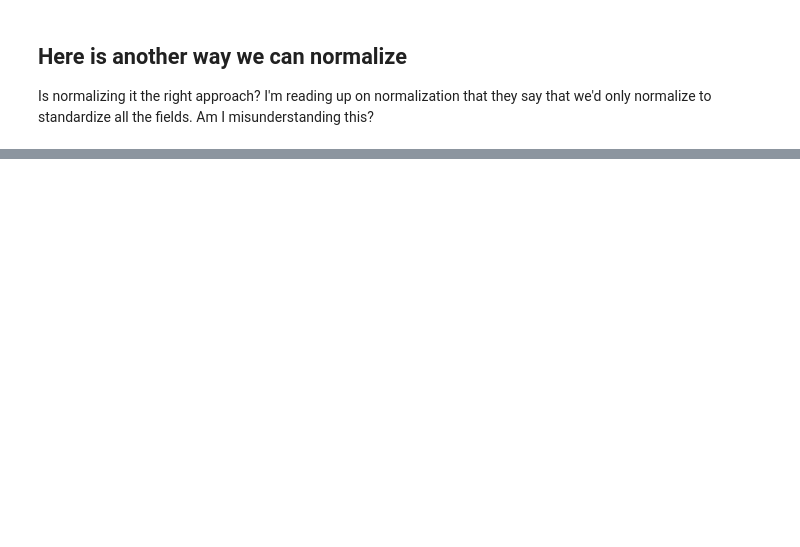
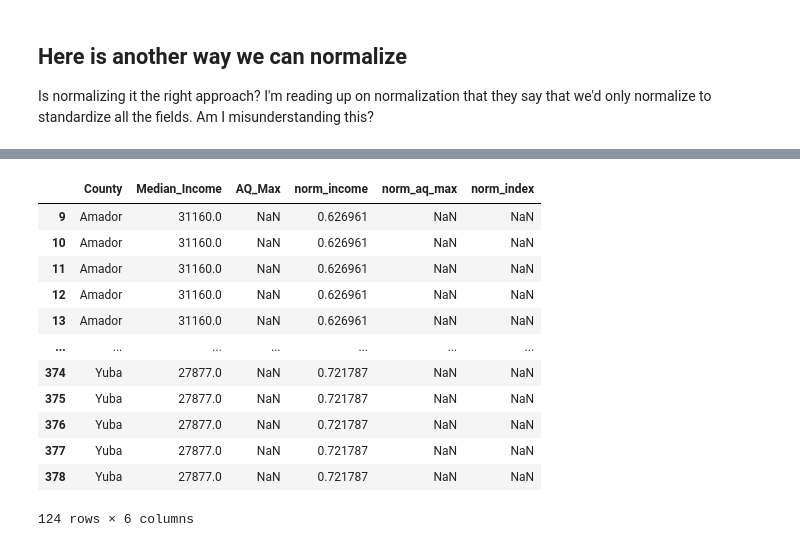
Before and after one commit to joelbray/team-103-project, a Jupyter notebook: risk_index.ipynb, the cells around one changed output, grey strips where cells are left out. Cells and saved outputs as stored; diff of their text form; code cells hidden in the pictures; blank space fills up the shorter version.

```diff
--- a/risk_index.ipynb
+++ b/risk_index.ipynb
@@ -99,0 +133,16 @@ df2
+# %%
+df2[df2['norm_index'].isna()]
+# %% [output]
+|  | County | Median_Income | AQ_Max | norm_income | norm_aq_max | norm_index |
+| 9 | Amador | 31160.0 | NaN | 0.626961 | NaN | NaN |
+| 10 | Amador | 31160.0 | NaN | 0.626961 | NaN | NaN |
+| 11 | Amador | 31160.0 | NaN | 0.626961 | NaN | NaN |
+| 12 | Amador | 31160.0 | NaN | 0.626961 | NaN | NaN |
+| 13 | Amador | 31160.0 | NaN | 0.626961 | NaN | NaN |
+| ... | ... | ... | ... | ... | ... | ... |
+| 374 | Yuba | 27877.0 | NaN | 0.721787 | NaN | NaN |
+| 375 | Yuba | 27877.0 | NaN | 0.721787 | NaN | NaN |
+| 376 | Yuba | 27877.0 | NaN | 0.721787 | NaN | NaN |
+| 377 | Yuba | 27877.0 | NaN | 0.721787 | NaN | NaN |
+| 378 | Yuba | 27877.0 | NaN | 0.721787 | NaN | NaN |
+124 rows × 6 columns
```
Also changed, not shown: parts of 9 cells of this notebook.
